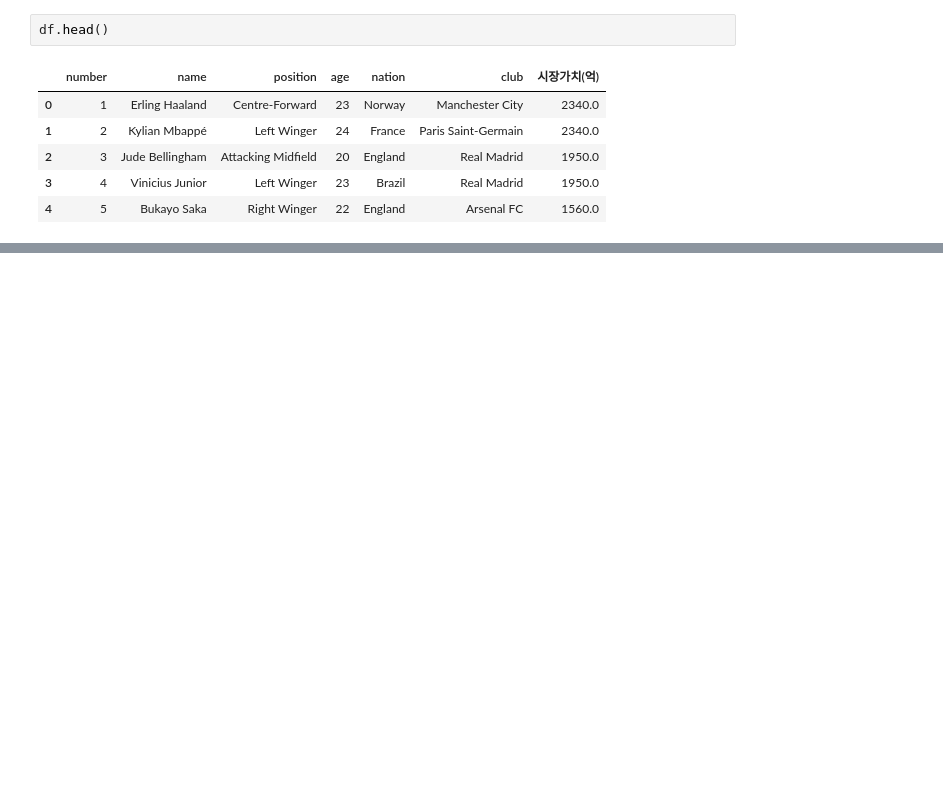
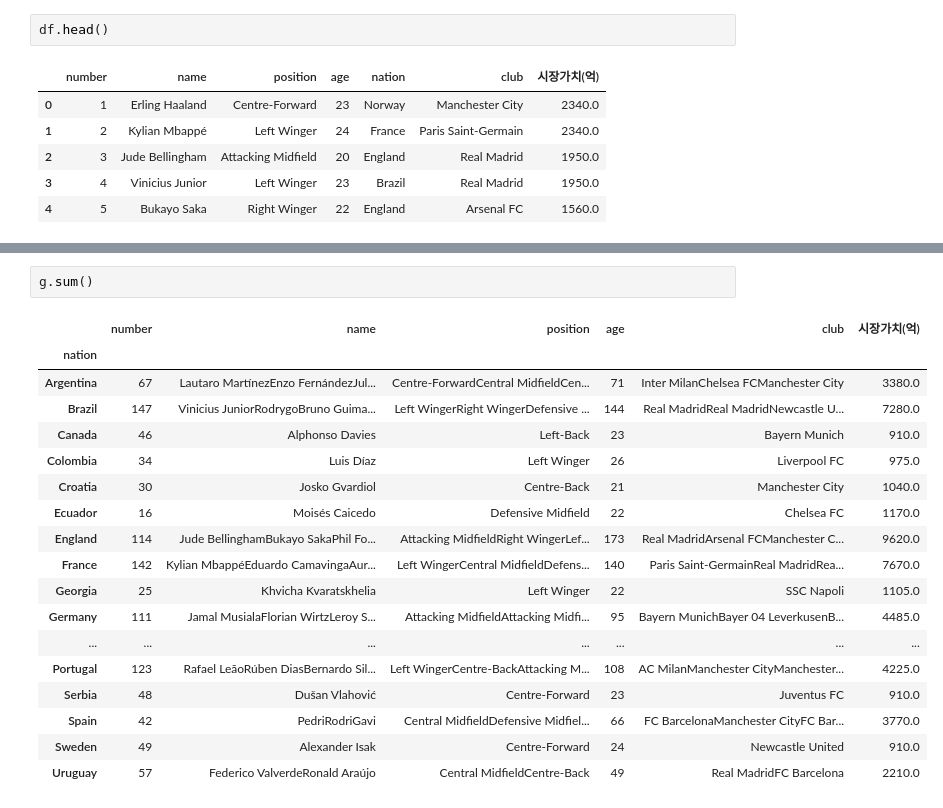
Before and after one commit to MinuSpurs/Football_player_price_analysis, a Jupyter notebook: Pandas_with_Player50.ipynb, the cells around one changed output, grey strips where cells are left out. Saved outputs shown, nothing was run; the diff lists cells and outputs as text; blank space fills up the shorter version.

```diff
--- a/Pandas_with_Player50.ipynb
+++ b/Pandas_with_Player50.ipynb
@@ -369,0 +444,21 @@ df.head()
+# %%
+g.sum()
+# %% [output]
+|  | number | name | position | age | club | 시장가치(억) |
+| nation |  |  |  |  |  |  |
+| Argentina | 67 | Lautaro MartínezEnzo FernándezJul... | Centre-ForwardCentral MidfieldCen... | 71 | Inter MilanChelsea FCManchester City | 3380.0 |
+| Brazil | 147 | Vinicius JuniorRodrygoBruno Guima... | Left WingerRight WingerDefensive ... | 144 | Real MadridReal MadridNewcastle U... | 7280.0 |
+| Canada | 46 | Alphonso Davies | Left-Back | 23 | Bayern Munich | 910.0 |
+| Colombia | 34 | Luis Díaz | Left Winger | 26 | Liverpool FC | 975.0 |
+| Croatia | 30 | Josko Gvardiol | Centre-Back | 21 | Manchester City | 1040.0 |
+| Ecuador | 16 | Moisés Caicedo | Defensive Midfield | 22 | Chelsea FC | 1170.0 |
+| England | 114 | Jude BellinghamBukayo SakaPhil Fo... | Attacking MidfieldRight WingerLef... | 173 | Real MadridArsenal FCManchester C... | 9620.0 |
+| France | 142 | Kylian MbappéEduardo CamavingaAur... | Left WingerCentral MidfieldDefens... | 140 | Paris Saint-GermainReal MadridRea... | 7670.0 |
+| Georgia | 25 | Khvicha Kvaratskhelia | Left Winger | 22 | SSC Napoli | 1105.0 |
+| Germany | 111 | Jamal MusialaFlorian WirtzLeroy S... | Attacking MidfieldAttacking Midfi... | 95 | Bayern MunichBayer 04 LeverkusenB... | 4485.0 |
+| ... | ... | ... | ... | ... | ... | ... |
+| Portugal | 123 | Rafael LeãoRúben DiasBernardo Sil... | Left WingerCentre-BackAttacking M... | 108 | AC MilanManchester CityManchester... | 4225.0 |
+| Serbia | 48 | Dušan Vlahović | Centre-Forward | 23 | Juventus FC | 910.0 |
+| Spain | 42 | PedriRodriGavi | Central MidfieldDefensive Midfiel... | 66 | FC BarcelonaManchester CityFC Bar... | 3770.0 |
+| Sweden | 49 | Alexander Isak | Centre-Forward | 24 | Newcastle United | 910.0 |
+| Uruguay | 57 | Federico ValverdeRonald Araújo | Central MidfieldCentre-Back | 49 | Real MadridFC Barcelona | 2210.0 |
```
Also changed, not shown: parts of 10 cells of this notebook.
